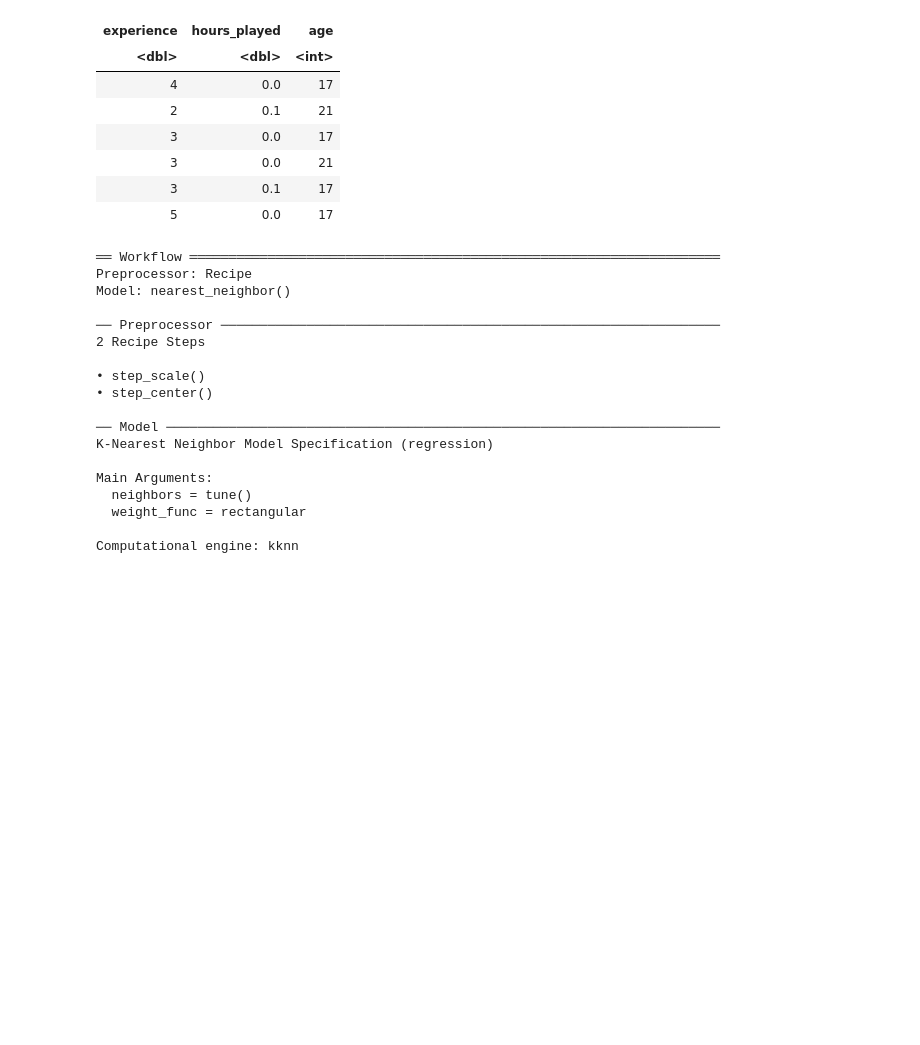
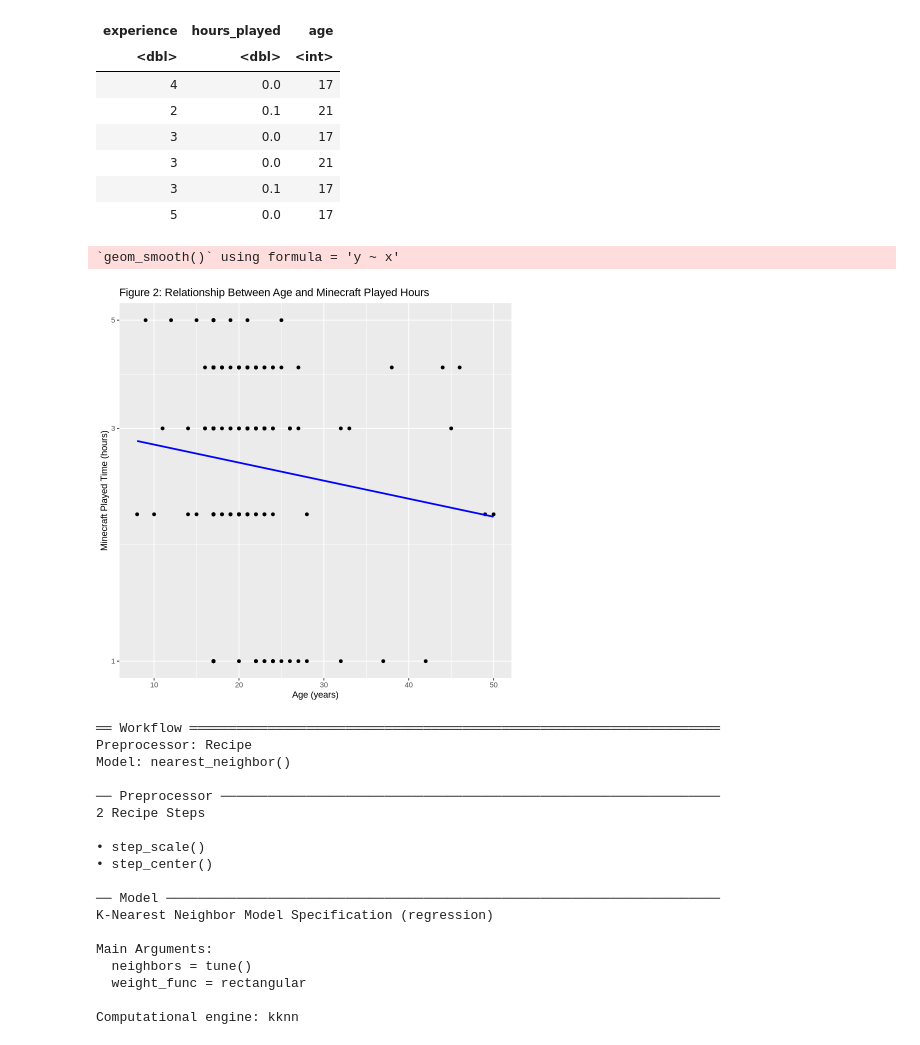
Before and after one commit to azoli113/DSCI100-Project-Group-006-36, a Jupyter notebook: draft.ipynb, the cells around one changed output. Drawn from its saved outputs; the diff is of its cells as text; code cells hidden in the pictures; blank space fills up the shorter version.

```diff
--- a/draft.ipynb
+++ b/draft.ipynb
@@ -101,6 +119,17 @@ A tibble: 6 × 3
 | 3 | 0.0 | 21 |
 | 3 | 0.1 | 17 |
 | 5 | 0.0 | 17 |
+# %%
+ggplot(players, aes(x = age, y = experience)) +
+    geom_point() +
+    geom_smooth(method = "lm", se = FALSE, color = "blue") +
+    labs(title = "Figure 2: Relationship Between Age and Minecraft Played Hours",
+         x = "Age (years)",
+         y = "Minecraft Played Time (hours)") +
+    scale_y_log10(labels = label_comma())
+# %% [output]
+`geom_smooth()` using formula = 'y ~ x'
+[figure, added]
 # %%
 set.seed(2)
 
```
Also changed, not shown: parts of 5 cells of this notebook.
